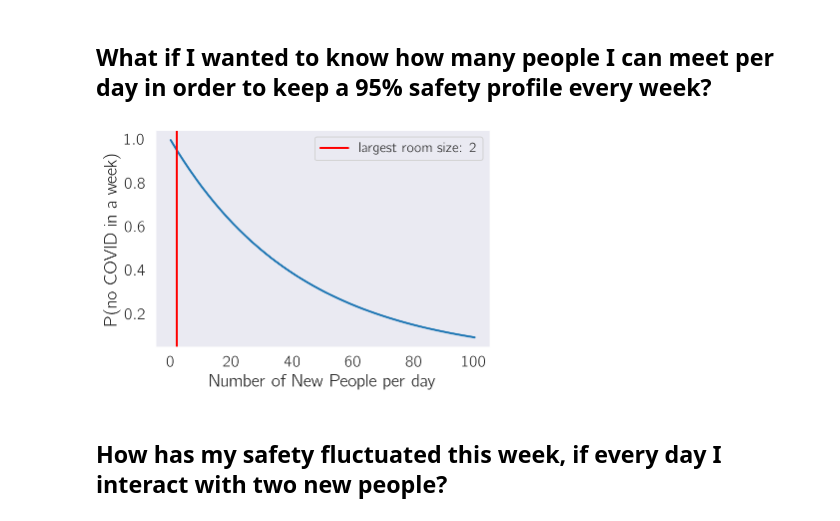
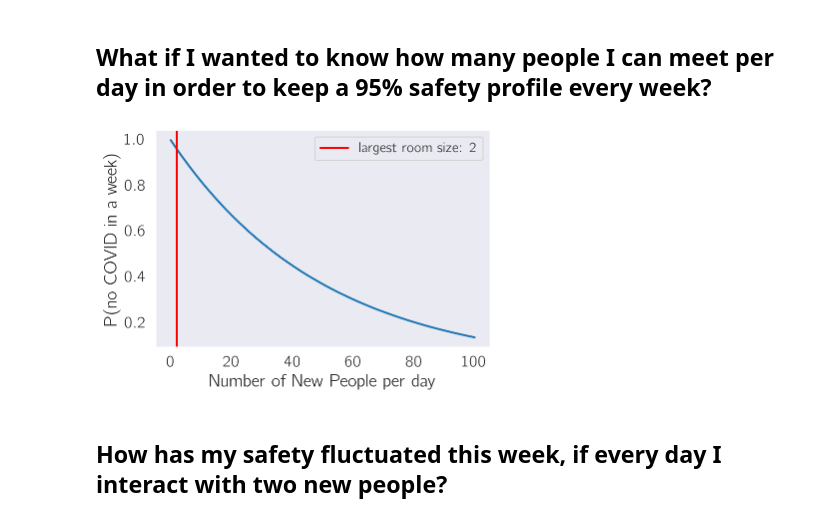
Before and after one commit to dangeles/dangeles.github.io, a Jupyter notebook: jupyter/room_safety.ipynb, the cells around one changed output. Cells and saved outputs as stored; diff of their text form; code cells hidden in the pictures.

Commit message:
ran room_safety script

```diff
--- a/jupyter/room_safety.ipynb
+++ b/jupyter/room_safety.ipynb
@@ -104,25 +104,24 @@ _ = plt.ylabel('Probability of no COVID')
 # %% [markdown]
 ## What if I wanted to know how many people I can meet per day in order to keep a 95% safety profile every week?
 # %%
-def weekly_safety(p_covid, number):
-    return 7 * number * np.log(1 - p_covid)
+# multiply probabilities over 7 days:
+p_covid = df[df.state == state].normedPopCases.diff().rolling(10).sum()[-7:].values
 
-x = np.linspace(0, 100)
+y = np.array([np.sum(safety(p_covid, xi)) for xi in x])
+y = np.exp(y)
 
-state = 'Massachusetts'
-p_covid = df[df.state == state].normedPopCases.diff().values[-10:].sum()
-
-y = np.exp(weekly_safety(p_covid, x))
+# find max N:
 n = int(np.round(x[np.where(y > .95)[0][-1]]))
 
+# plot
 plt.plot(x, y)
 plt.axvline(n, color='red', label = 'largest room size: {0}'.format(n))
 plt.legend()
 
 plt.xlabel('Number of New People per day')
 _ = plt.ylabel('P(no COVID in a week)')
 # %% [output]
-[figure, old version]
+[figure, new version]
 # %% [markdown]
 ## How has my safety fluctuated this week, if every day I interact with two new people?
 # %%
```
Also changed, not shown: 2 other files.
